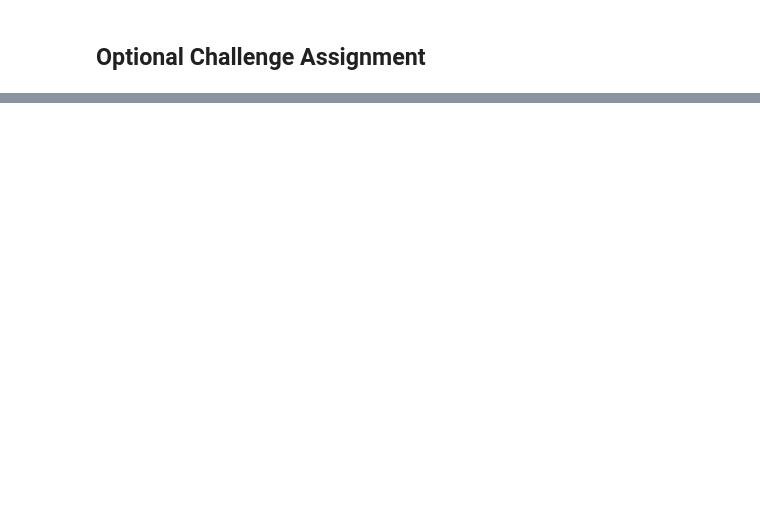
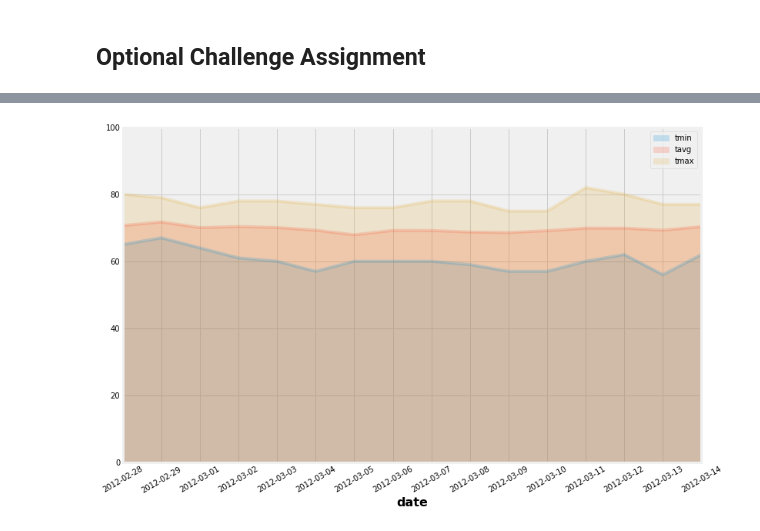
Before and after one commit to bharathiyer/HW_UTAUS201810DATA2, a Jupyter notebook: Adv_Data_Storage/Solved_climate.ipynb, the cells around one changed output, grey strips where cells are left out. Saved outputs shown, nothing was run; the diff lists cells and outputs as text; code cells hidden in the pictures; blank space fills up the shorter version.

Commit message:
adv data homework challenge

```diff
--- a/Adv_Data_Storage/Solved_climate.ipynb
+++ b/Adv_Data_Storage/Solved_climate.ipynb
@@ -220,13 +242,24 @@ daily_normals("01-01")
 # %%
 # calculate the daily normals for your trip
 # push each tuple of calculations into a list called `normals`
+normals = list()
 
 # Set the start and end date of the trip
-
-# Use the start and end date to create a range of dates
-
-# Stip off the year and save a list of %m-%d strings
+# Use the start and end date to create a list of dates in MM-dd format (Strip off the year)
+start = dt.datetime.strptime(sd, '%Y-%m-%d')
+end = dt.datetime.strptime(ed, '%Y-%m-%d')
+step = dt.timedelta(days=1)
+dlist = list()
+dstrlist = list()
+while start <= end:
+    dlist.append(start.date())
+    dstrlist.append(start.date().strftime('%Y-%m-%d'))
+    start += step
 
 # Loop through the list of %m-%d strings and calculate the normals for each date
+for d in dlist:
+    normals.append(daily_normals(d.strftime("%m-%d"))[0])
 # %%
 # Load the previous query results into a Pandas DataFrame and add the `trip_dates` range as the `date` index
+dfnorm = pd.DataFrame(normals, columns=['tmin', 'tavg', 'tmax'], index=dstrlist)
+dfnorm
@@ -234,0 +284,13 @@ daily_normals("01-01")
+# %%
+# Plot the daily normals as an area plot with `stacked=False`
+fig, ax = plt.subplots(figsize=(12,8))
+dfnorm.plot.area(stacked=False, grid=True, alpha=0.2, ax=ax)
+ax.set_xlabel('date', fontsize=16, fontweight='bold')
+ax.set_yticks([0, 20, 40 , 60, 80, 100])
+ax.set_xticks(range(len(dstrlist)))
+ax.set_xlim((0, len(dstrlist)-1))
+ax.set_xticklabels(dstrlist)
+plt.xticks(rotation=30)
+plt.show()
+# %% [output]
+[figure, added]
```
Also changed, not shown: parts of 16 cells of this notebook.
